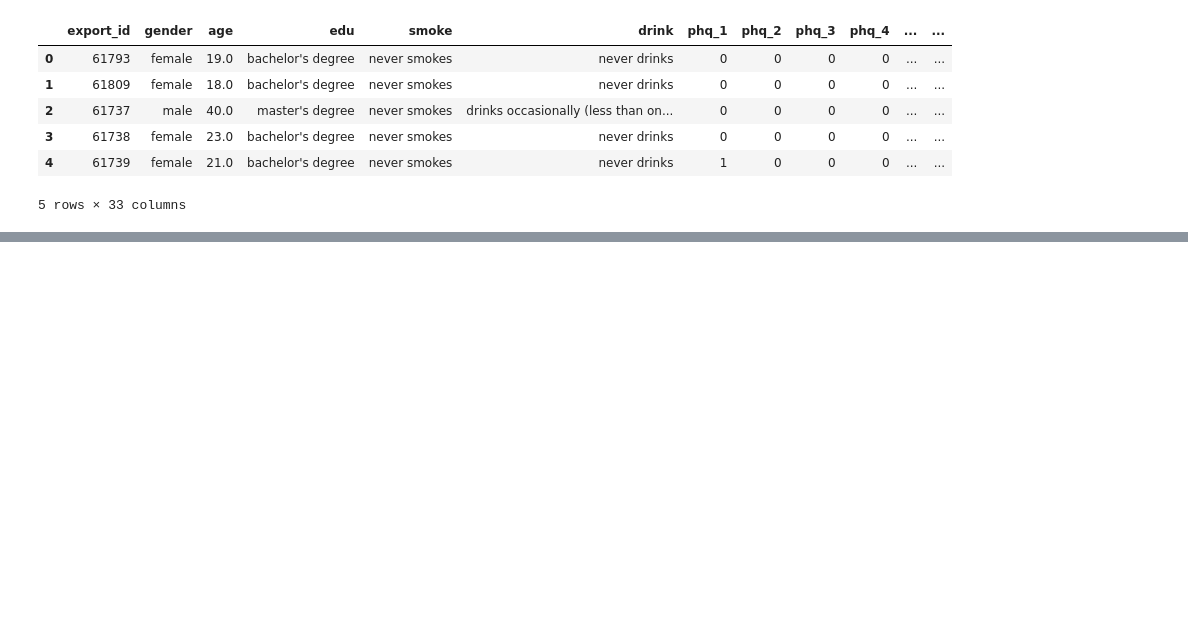
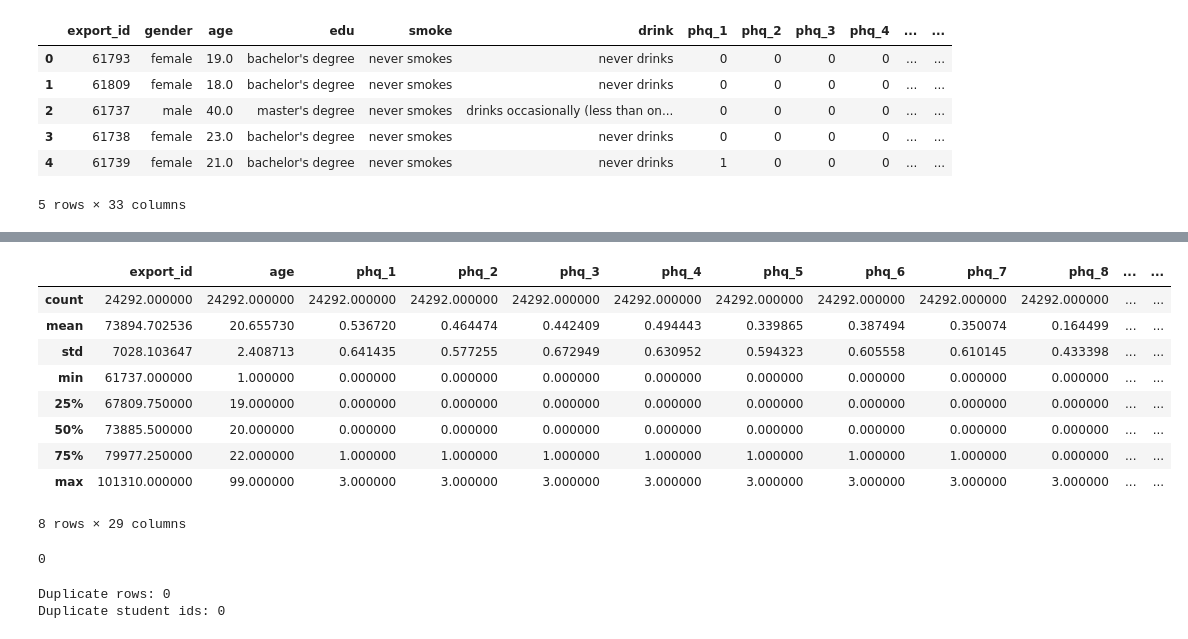
Before and after one commit to Bhoomikamalik81/SleepSync-Sleep-Mood-Relationship-Analyzer, a Jupyter notebook: Sleep_Mood_Analysis.ipynb, the cells around one changed output, grey strips where cells are left out. Cells and saved outputs as stored; diff of their text form; code cells hidden in the pictures; blank space fills up the shorter version.

```diff
--- a/Sleep_Mood_Analysis.ipynb
+++ b/Sleep_Mood_Analysis.ipynb
@@ -117,0 +162,23 @@ df.head()
+# %%
+df.describe()
+# %% [output]
+|  | export_id | age | phq_1 | phq_2 | phq_3 | phq_4 | phq_5 | phq_6 | phq_7 | phq_8 | ... | ... |
+| count | 24292.000000 | 24292.000000 | 24292.000000 | 24292.000000 | 24292.000000 | 24292.000000 | 24292.000000 | 24292.000000 | 24292.000000 | 24292.000000 | ... | ... |
+| mean | 73894.702536 | 20.655730 | 0.536720 | 0.464474 | 0.442409 | 0.494443 | 0.339865 | 0.387494 | 0.350074 | 0.164499 | ... | ... |
+| std | 7028.103647 | 2.408713 | 0.641435 | 0.577255 | 0.672949 | 0.630952 | 0.594323 | 0.605558 | 0.610145 | 0.433398 | ... | ... |
+| min | 61737.000000 | 1.000000 | 0.000000 | 0.000000 | 0.000000 | 0.000000 | 0.000000 | 0.000000 | 0.000000 | 0.000000 | ... | ... |
+| 25% | 67809.750000 | 19.000000 | 0.000000 | 0.000000 | 0.000000 | 0.000000 | 0.000000 | 0.000000 | 0.000000 | 0.000000 | ... | ... |
+| 50% | 73885.500000 | 20.000000 | 0.000000 | 0.000000 | 0.000000 | 0.000000 | 0.000000 | 0.000000 | 0.000000 | 0.000000 | ... | ... |
+| 75% | 79977.250000 | 22.000000 | 1.000000 | 1.000000 | 1.000000 | 1.000000 | 1.000000 | 1.000000 | 1.000000 | 0.000000 | ... | ... |
+| max | 101310.000000 | 99.000000 | 3.000000 | 3.000000 | 3.000000 | 3.000000 | 3.000000 | 3.000000 | 3.000000 | 3.000000 | ... | ... |
+8 rows × 29 columns
+# %%
+print(df.isnull().sum().sum())
+# %% [output]
+0
+# %%
+print("Duplicate rows:", df.duplicated().sum())
+print("Duplicate student ids:", df["export_id"].duplicated().sum())
+# %% [output]
+Duplicate rows: 0
+Duplicate student ids: 0
```
Also changed, not shown: parts of 45 cells of this notebook.
